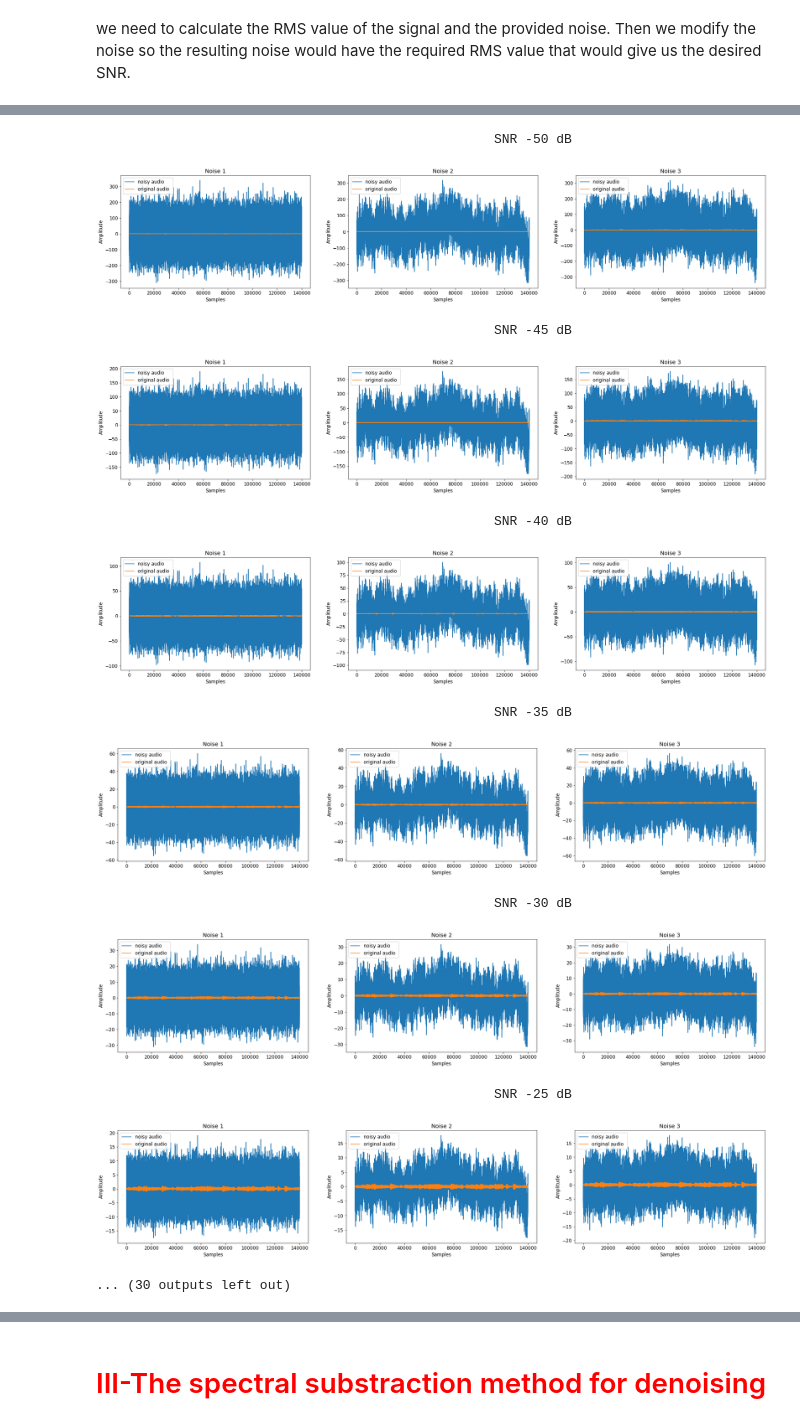
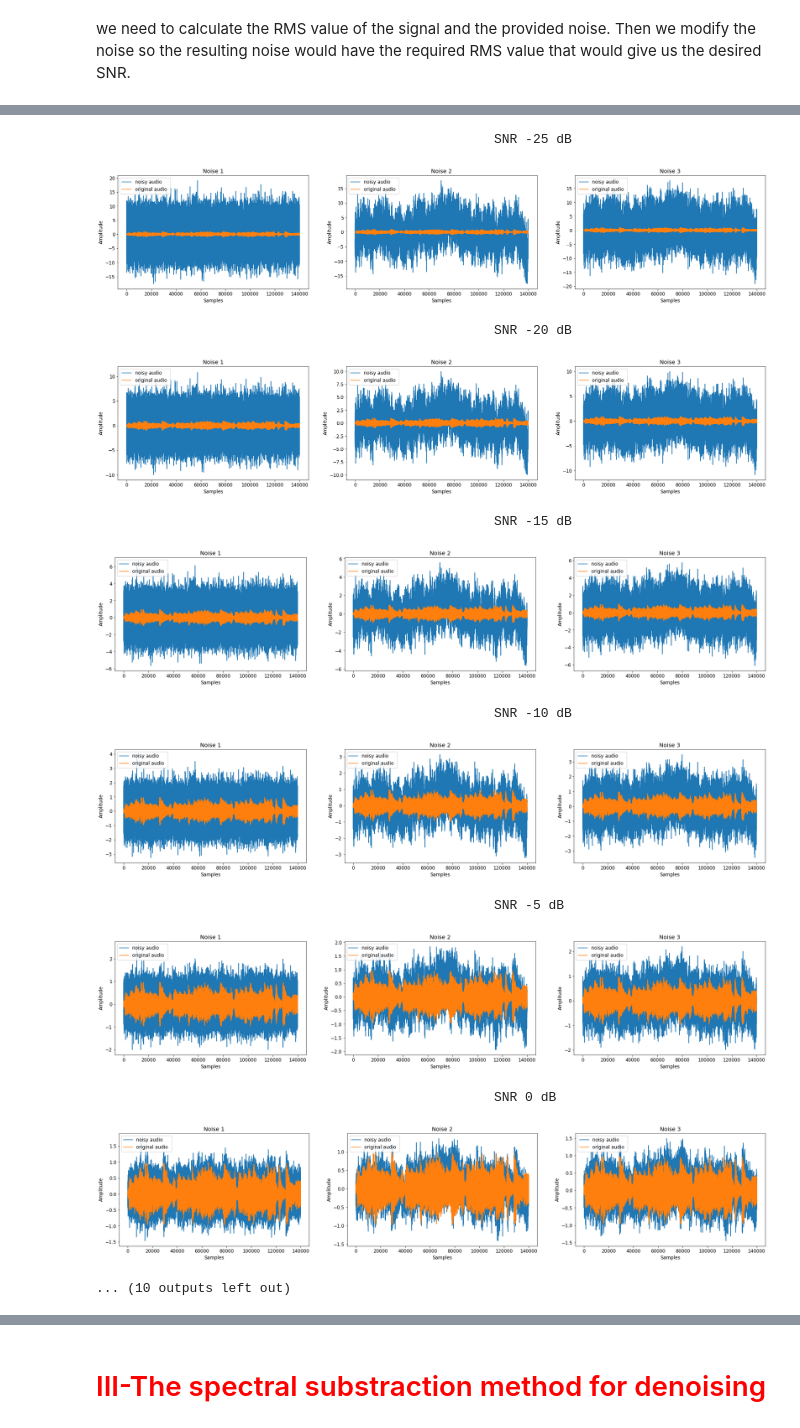
Before and after one commit to damounayman/signal_processing, a Jupyter notebook: lab4/lab4.ipynb, the cells around one changed output, grey strips where cells are left out. Cells and saved outputs as stored; diff of their text form; code cells hidden in the pictures.

```diff
--- a/lab4/lab4.ipynb
+++ b/lab4/lab4.ipynb
@@ -128,32 +132,32 @@ def addnoise(audio, noise, SNR):
 # %%
 plt.rcParams['figure.figsize'] = [30, 70]
 plt.rcParams.update({'font.size': 12})
 noisy = []
 space=' ';
-d_snr=[x*5 for x in range(-10,11)]
+d_snr=[x*5 for x in range(-5,6)]
 for j in range(len(d_snr)):
     print(50*space,"SNR",d_snr[j],"dB")
     for i in range(3):
         noisy.append(addnoise(audio, noise[i],d_snr[j]))
         plt.subplot(11, 3, i+1)
         plt.plot(addnoise(audio, noise[i],d_snr[j]), label='noisy audio ')
         plt.plot(audio, label='original audio ')
         plt.xlabel("Samples")
         plt.ylabel("Amplitude")
         plt.title("Noise %i" %(i+1))
         plt.legend(loc="upper left")
     plt.show()
 # %% [output]
-                                                   SNR -50 dB
+                                                   SNR -25 dB
-[figure, old version]
+[figure, new version]
-                                                   SNR -45 dB
+                                                   SNR -20 dB
-[figure, old version]
+[figure, new version]
-                                                   SNR -40 dB
+                                                   SNR -15 dB
-[figure, old version]
+[figure, new version]
-                                                   SNR -35 dB
+                                                   SNR -10 dB
-[figure, old version]
+[figure, new version]
-                                                   SNR -30 dB
+                                                   SNR -5 dB
-[figure, old version]
+[figure, new version]
-                                                   SNR -25 dB
+                                                   SNR 0 dB
-[figure, old version]
+[figure, new version]
-... (30 outputs left out)
+... (10 outputs left out)
```
Also changed, not shown: parts of 5 cells of this notebook, 1 other file.
